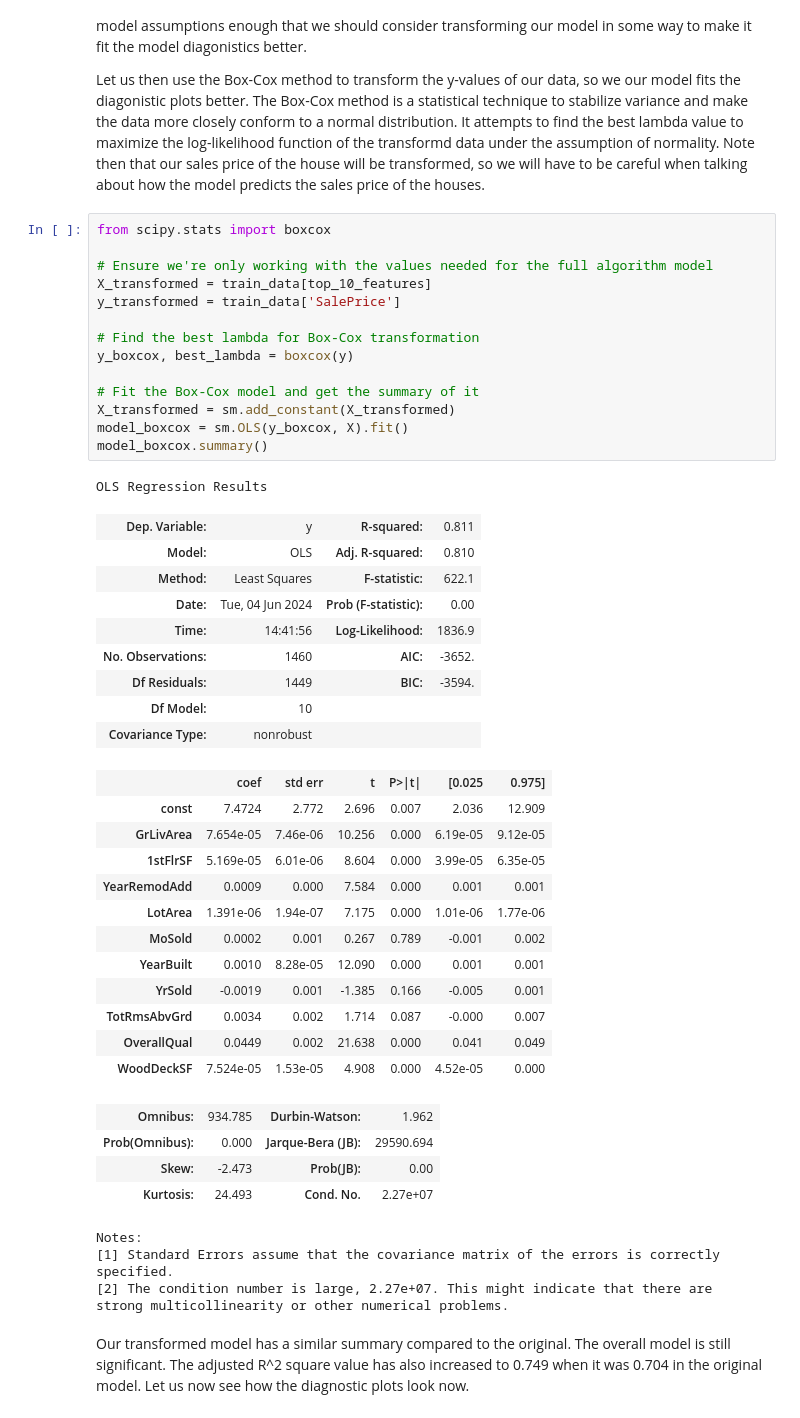
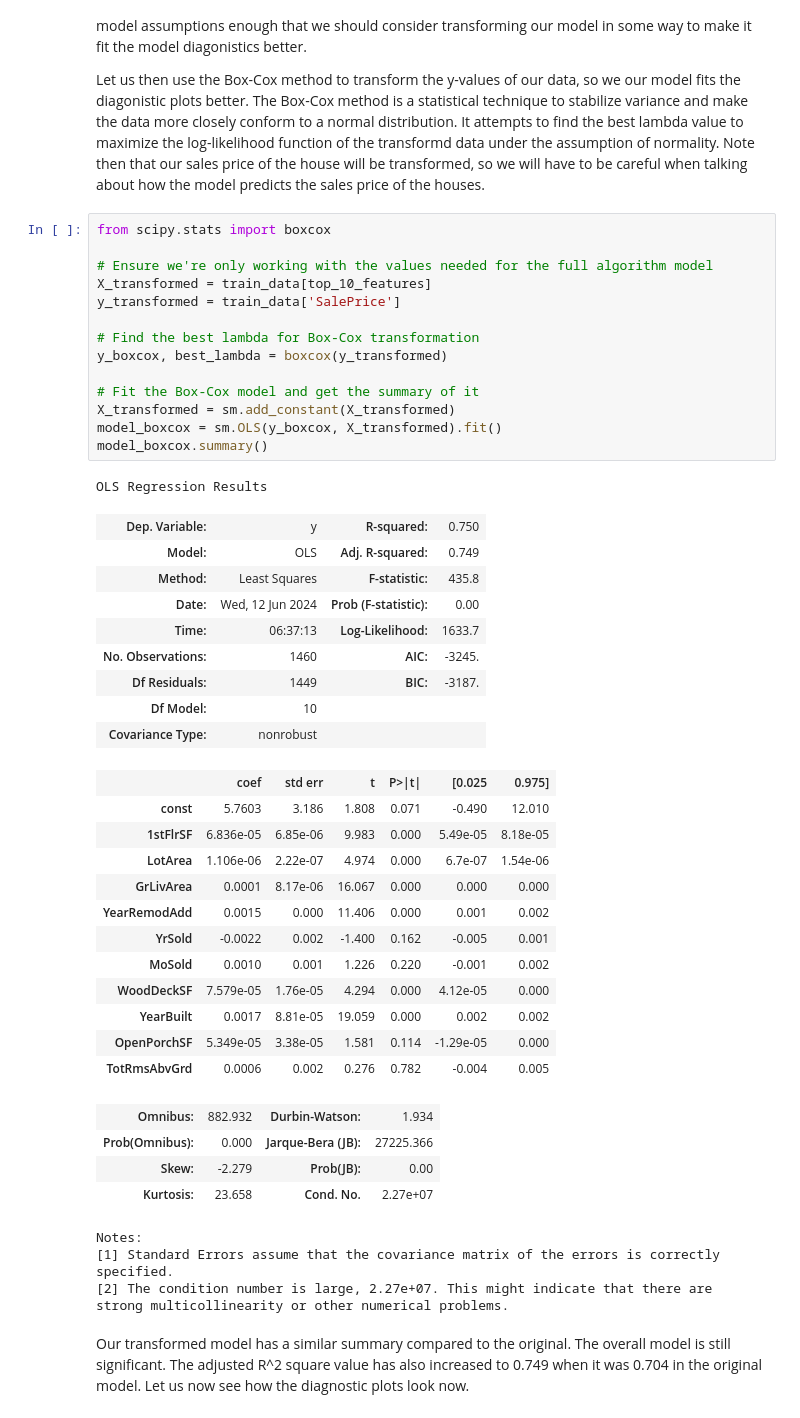
Before and after one commit to FoxDavenport/PIC16BFinalProject, a Jupyter notebook: FinalProject16B.ipynb, the cells around one changed output. Saved outputs shown, nothing was run; the diff lists cells and outputs as text.

```diff
--- a/FinalProject16B.ipynb
+++ b/FinalProject16B.ipynb
@@ -862,44 +862,44 @@ Let us then use the Box-Cox method to transform the y-values of our data, so we
 # %%
 from scipy.stats import boxcox
 
 # Ensure we're only working with the values needed for the full algorithm model
 X_transformed = train_data[top_10_features]
 y_transformed = train_data['SalePrice']
 
 # Find the best lambda for Box-Cox transformation
-y_boxcox, best_lambda = boxcox(y)
+y_boxcox, best_lambda = boxcox(y_transformed)
 
 # Fit the Box-Cox model and get the summary of it
 X_transformed = sm.add_constant(X_transformed)
-model_boxcox = sm.OLS(y_boxcox, X).fit()
+model_boxcox = sm.OLS(y_boxcox, X_transformed).fit()
 model_boxcox.summary()
 # %% [output]
 OLS Regression Results
-| Dep. Variable: | y | R-squared: | 0.811 |
-| Model: | OLS | Adj. R-squared: | 0.810 |
-| Method: | Least Squares | F-statistic: | 622.1 |
-| Date: | Tue, 04 Jun 2024 | Prob (F-statistic): | 0.00 |
-| Time: | 14:41:56 | Log-Likelihood: | 1836.9 |
-| No. Observations: | 1460 | AIC: | -3652. |
-| Df Residuals: | 1449 | BIC: | -3594. |
+| Dep. Variable: | y | R-squared: | 0.750 |
+| Model: | OLS | Adj. R-squared: | 0.749 |
+| Method: | Least Squares | F-statistic: | 435.8 |
+| Date: | Wed, 12 Jun 2024 | Prob (F-statistic): | 0.00 |
+| Time: | 06:37:13 | Log-Likelihood: | 1633.7 |
+| No. Observations: | 1460 | AIC: | -3245. |
+| Df Residuals: | 1449 | BIC: | -3187. |
 | Df Model: | 10 |  |  |
 | Covariance Type: | nonrobust |  |  |
 |  | coef | std err | t | P>|t| | [0.025 | 0.975] |
-| const | 7.4724 | 2.772 | 2.696 | 0.007 | 2.036 | 12.909 |
-| GrLivArea | 7.654e-05 | 7.46e-06 | 10.256 | 0.000 | 6.19e-05 | 9.12e-05 |
-| 1stFlrSF | 5.169e-05 | 6.01e-06 | 8.604 | 0.000 | 3.99e-05 | 6.35e-05 |
-| YearRemodAdd | 0.0009 | 0.000 | 7.584 | 0.000 | 0.001 | 0.001 |
-| LotArea | 1.391e-06 | 1.94e-07 | 7.175 | 0.000 | 1.01e-06 | 1.77e-06 |
-| MoSold | 0.0002 | 0.001 | 0.267 | 0.789 | -0.001 | 0.002 |
-| YearBuilt | 0.0010 | 8.28e-05 | 12.090 | 0.000 | 0.001 | 0.001 |
-| YrSold | -0.0019 | 0.001 | -1.385 | 0.166 | -0.005 | 0.001 |
-| TotRmsAbvGrd | 0.0034 | 0.002 | 1.714 | 0.087 | -0.000 | 0.007 |
-| OverallQual | 0.0449 | 0.002 | 21.638 | 0.000 | 0.041 | 0.049 |
-| WoodDeckSF | 7.524e-05 | 1.53e-05 | 4.908 | 0.000 | 4.52e-05 | 0.000 |
+| const | 5.7603 | 3.186 | 1.808 | 0.071 | -0.490 | 12.010 |
+| 1stFlrSF | 6.836e-05 | 6.85e-06 | 9.983 | 0.000 | 5.49e-05 | 8.18e-05 |
+| LotArea | 1.106e-06 | 2.22e-07 | 4.974 | 0.000 | 6.7e-07 | 1.54e-06 |
+| GrLivArea | 0.0001 | 8.17e-06 | 16.067 | 0.000 | 0.000 | 0.000 |
+| YearRemodAdd | 0.0015 | 0.000 | 11.406 | 0.000 | 0.001 | 0.002 |
+| YrSold | -0.0022 | 0.002 | -1.400 | 0.162 | -0.005 | 0.001 |
+| MoSold | 0.0010 | 0.001 | 1.226 | 0.220 | -0.001 | 0.002 |
+| WoodDeckSF | 7.579e-05 | 1.76e-05 | 4.294 | 0.000 | 4.12e-05 | 0.000 |
+| YearBuilt | 0.0017 | 8.81e-05 | 19.059 | 0.000 | 0.002 | 0.002 |
+| OpenPorchSF | 5.349e-05 | 3.38e-05 | 1.581 | 0.114 | -1.29e-05 | 0.000 |
+| TotRmsAbvGrd | 0.0006 | 0.002 | 0.276 | 0.782 | -0.004 | 0.005 |
-| Omnibus: | 934.785 | Durbin-Watson: | 1.962 |
-| Prob(Omnibus): | 0.000 | Jarque-Bera (JB): | 29590.694 |
-| Skew: | -2.473 | Prob(JB): | 0.00 |
-| Kurtosis: | 24.493 | Cond. No. | 2.27e+07 |
+| Omnibus: | 882.932 | Durbin-Watson: | 1.934 |
+| Prob(Omnibus): | 0.000 | Jarque-Bera (JB): | 27225.366 |
+| Skew: | -2.279 | Prob(JB): | 0.00 |
+| Kurtosis: | 23.658 | Cond. No. | 2.27e+07 |
 Notes:
 [1] Standard Errors assume that the covariance matrix of the errors is correctly specified.
 [2] The condition number is large, 2.27e+07. This might indicate that there are
```
Also changed, not shown: parts of 50 cells of this notebook.
